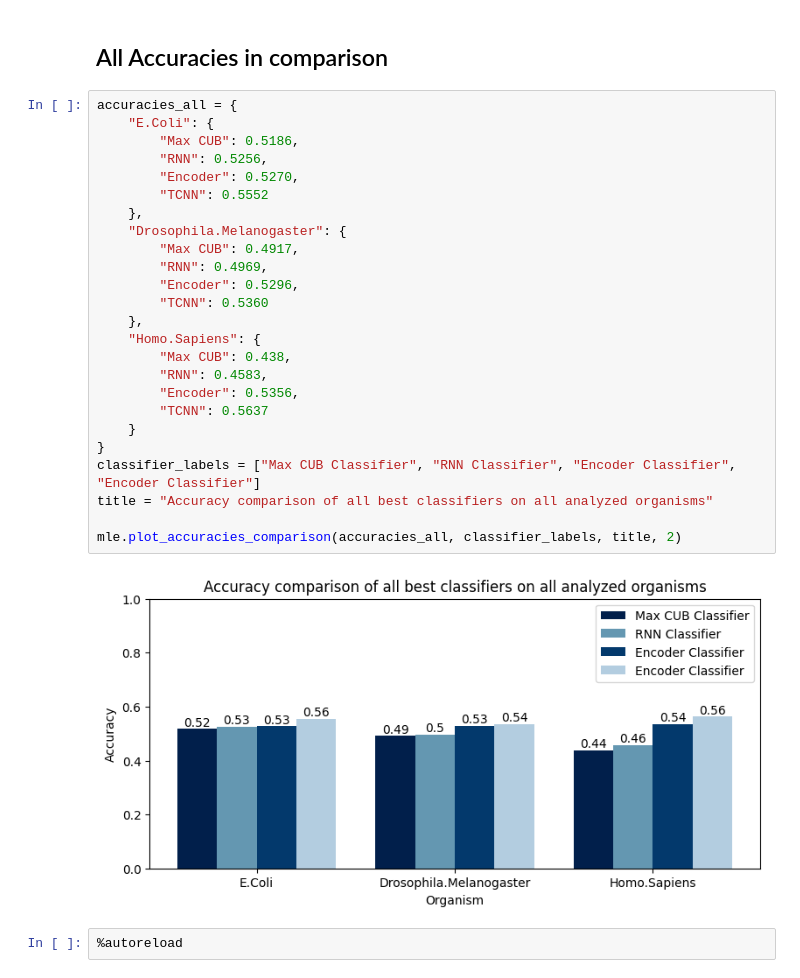
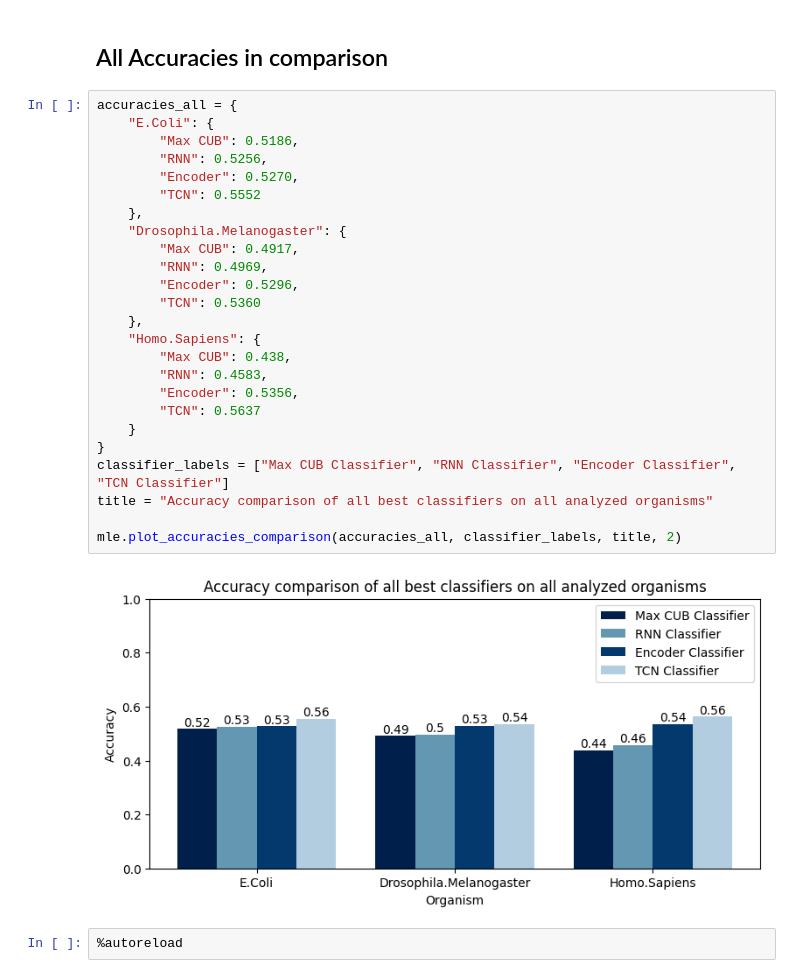
Before and after one commit to maxikuehn/PMDS_Codons, a Jupyter notebook: notebooks/09_Accuracy_Results_Overview.ipynb, the cells around one changed output. Cells and saved outputs as stored; diff of their text form.

```diff
--- a/notebooks/09_Accuracy_Results_Overview.ipynb
+++ b/notebooks/09_Accuracy_Results_Overview.ipynb
@@ -253,30 +253,30 @@ mle.plot_accuracies_comparison(accuracies_max_i_cub_treshold,max_i_cub_treshold_
 # %%
 accuracies_all = {
     "E.Coli": {
         "Max CUB": 0.5186,
         "RNN": 0.5256,
         "Encoder": 0.5270,
-        "TCNN": 0.5552
+        "TCN": 0.5552
     },
     "Drosophila.Melanogaster": {
         "Max CUB": 0.4917,
         "RNN": 0.4969,
         "Encoder": 0.5296,
-        "TCNN": 0.5360
+        "TCN": 0.5360
     },
     "Homo.Sapiens": {
         "Max CUB": 0.438,
         "RNN": 0.4583,
         "Encoder": 0.5356,
-        "TCNN": 0.5637
+        "TCN": 0.5637
     }
 }
-classifier_labels = ["Max CUB Classifier", "RNN Classifier", "Encoder Classifier", "Encoder Classifier"]
+classifier_labels = ["Max CUB Classifier", "RNN Classifier", "Encoder Classifier", "TCN Classifier"]
 title = "Accuracy comparison of all best classifiers on all analyzed organisms"
 
 mle.plot_accuracies_comparison(accuracies_all, classifier_labels, title, 2)
 # %% [output]
-[figure, old version]
+[figure, new version]
 # %%
 %autoreload
 # %%
```
Also changed, not shown: parts of 9 cells of this notebook, 2 other files.
